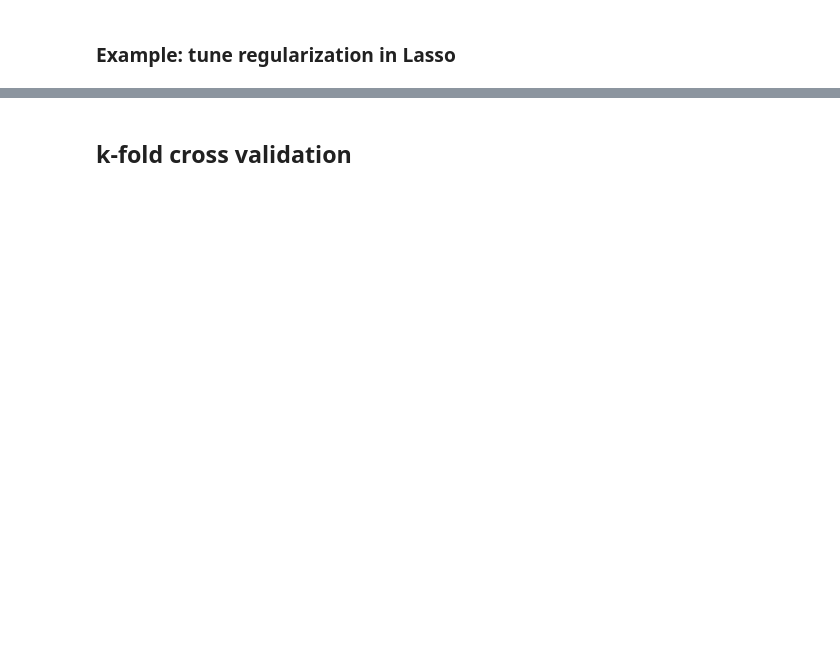
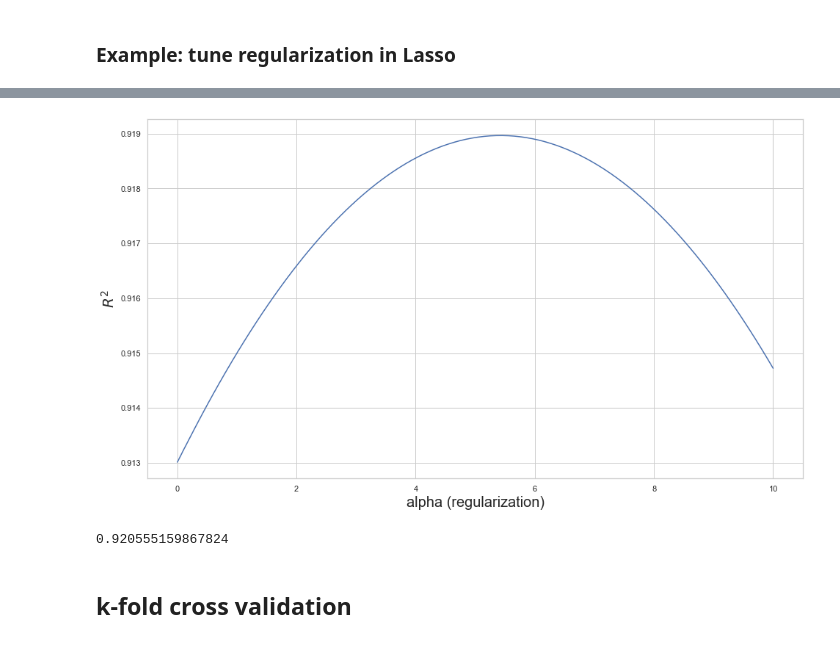
Before and after one commit to sheriffff/teaching-ironhack-data-madrid-2020, a Jupyter notebook: week_07/04_model_selection_and_parameter_tuning.ipynb, the cells around one changed output, grey strips where cells are left out. Drawn from its saved outputs; the diff is of its cells as text; code cells hidden in the pictures; blank space fills up the shorter version.

```diff
--- a/week_07/04_model_selection_and_parameter_tuning.ipynb
+++ b/week_07/04_model_selection_and_parameter_tuning.ipynb
@@ -48,3 +48,4 @@ The solution is to create a **validation set** that is used to validate the para
 ### Example: tune regularization in Lasso
 # %%
 # load data
+df_ad = pd.read_csv('../datasets/Advertising.csv')
@@ -56,2 +52,21 @@ The solution is to create a **validation set** that is used to validate the para
+# %%
+
+# Split target and predictors
+X = df_ad.drop('Sales', axis=1)
+y = df_ad['Sales']
+
+
+# split data in train/ validation/ test/
+X_train, X_test, y_train, y_test = train_test_split( X,
+                                                    y,
+                                                    test_size=0.20,
+                                                    random_state=123)
+
+X_train, X_val, y_train, y_val = train_test_split(X_train,
+                                                  y_train,
+                                                  test_size=0.20,
+                                                  random_state=123)
 # %%
 # Select the best model with the validation set approach
+regularization_space = np.linspace(0, 10, 100)
+regularization_space
@@ -60,0 +94,14 @@ The solution is to create a **validation set** that is used to validate the para
+# %%
+validation_score = []
+for a in regularization_space:
+    lasso = Lasso(alpha=a)
+    lasso.fit(X_train, y_train)
+    score = lasso.score(X_val, y_val)
+    validation_score.append(score)
+# %%
+plt.plot(regularization_space, validation_score);
+plt.xlabel('alpha (regularization)', size=20)
+plt.ylabel(f'$R^2$', size=20)
+plt.show()
+# %% [output]
+[figure, added]
@@ -61,3 +114,9 @@ The solution is to create a **validation set** that is used to validate the para
+# %%
+lasso = Lasso(alpha=alpha_val)
+lasso.fit(X_train, y_train)
+lasso.score(X_test, y_test)
+# %% [output]
+0.920555159867824
 # %% [markdown]
 ## k-fold cross validation
 
```
Also changed, not shown: parts of 20 cells of this notebook.
